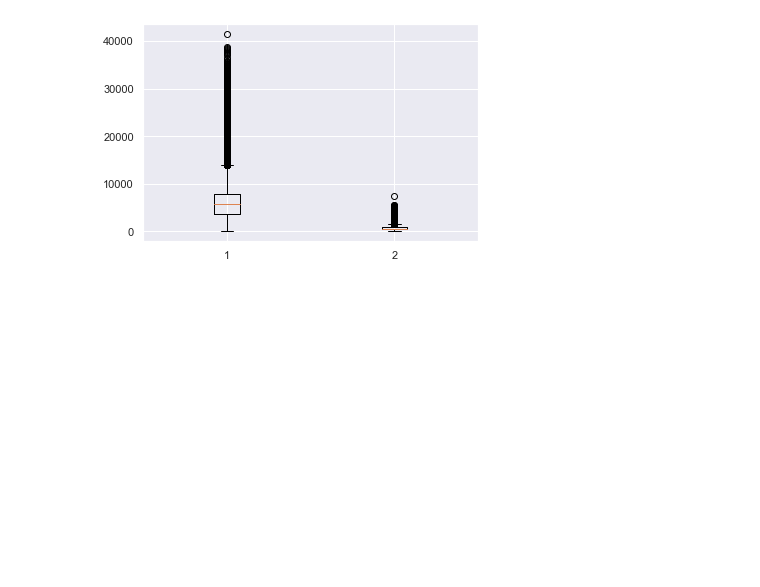
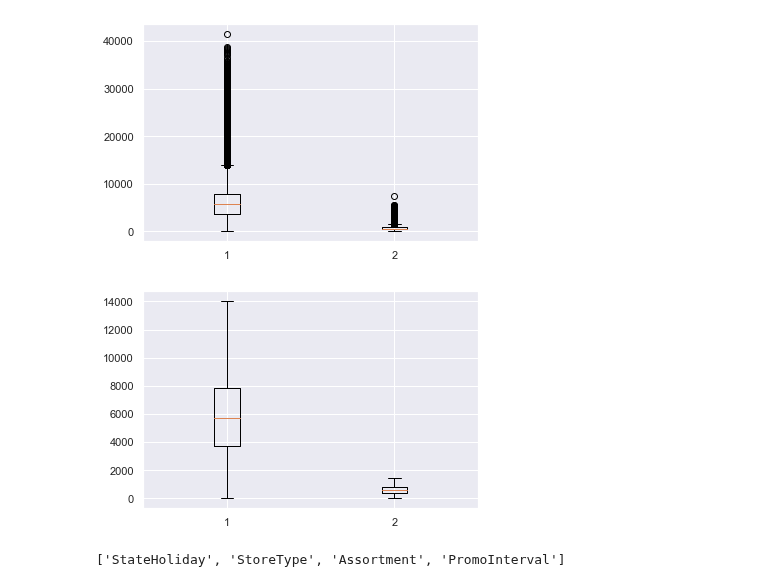
Before and after one commit to michaelgetachew-abebe/Pharmaceutical-Sales-Prediction_Rossmann, a Jupyter notebook: notebooks/preprocess.ipynb, the cells around one changed output. Saved outputs shown, nothing was run; the diff lists cells and outputs as text; code cells hidden in the pictures; blank space fills up the shorter version.

```diff
--- a/notebooks/preprocess.ipynb
+++ b/notebooks/preprocess.ipynb
@@ -288,0 +290,6 @@ plt.show()
+# %%
+sns.set()
+plt.boxplot(train_store[['Sales', 'Customers']])
+plt.show()
+# %% [output]
+[figure, added]
@@ -288,0 +298,4 @@ plt.show()
+# %%
+preprocessor.get_categorical_columns(train_store)
+# %% [output]
+['StateHoliday', 'StoreType', 'Assortment', 'PromoInterval']
```
Also changed, not shown: parts of 3 cells of this notebook.
